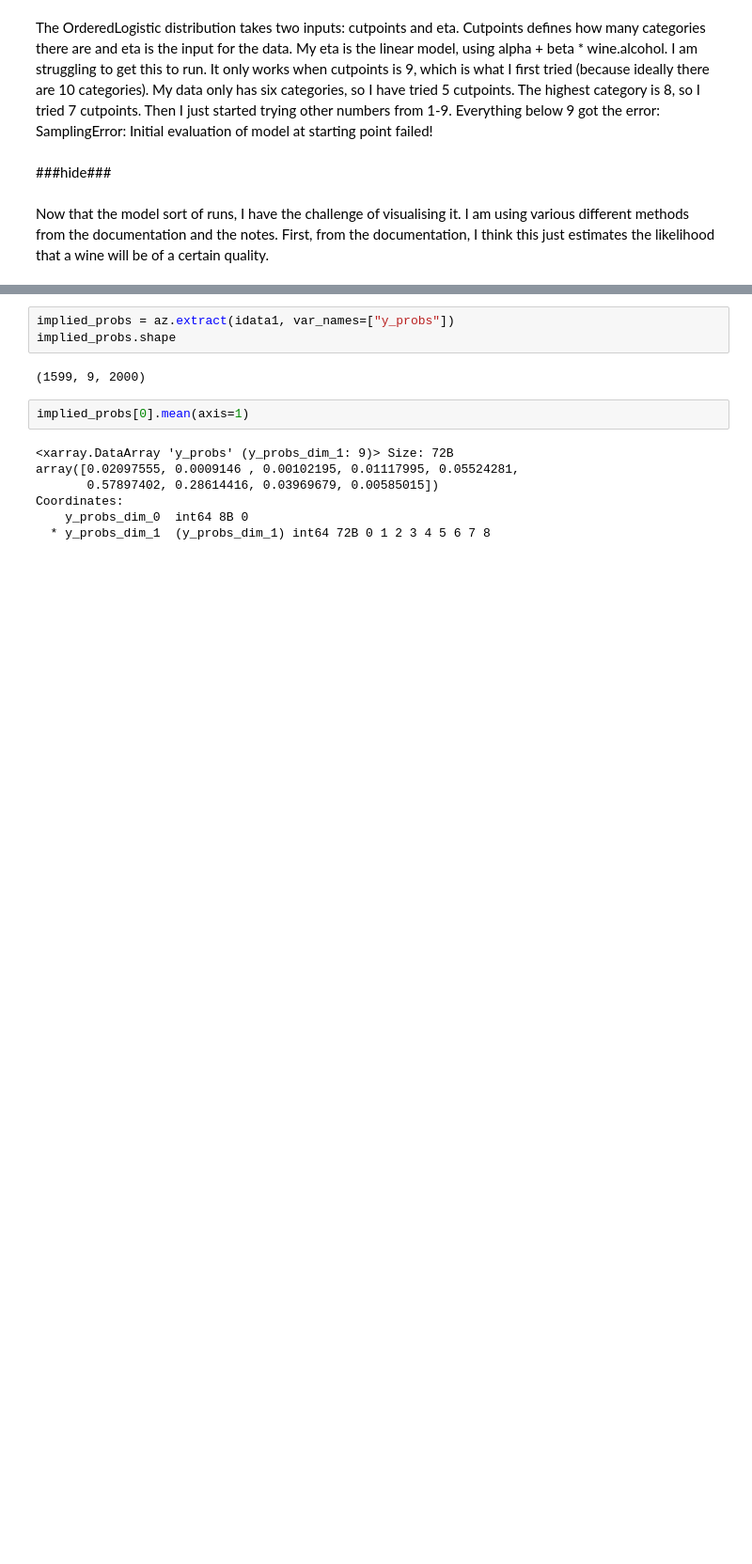
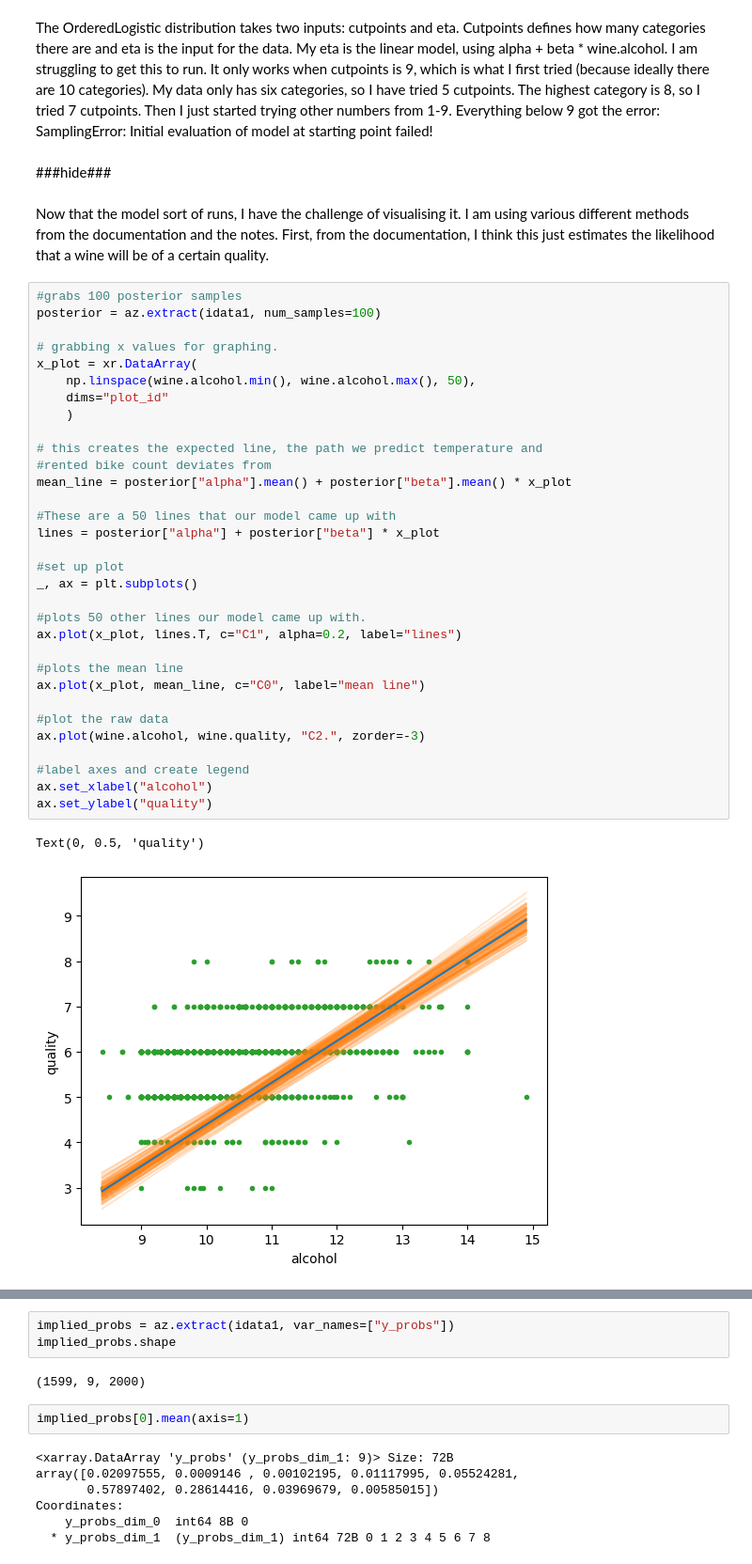
Before and after one commit to TaviTragus/Advanced-Concepts-in-Python, a Jupyter notebook: TaviTragU5Proj.ipynb, the cells around one changed output, grey strips where cells are left out. Shown: that part at 94% size. Drawn from its saved outputs; the diff is of its cells as text; blank space fills up the shorter version.

```diff
--- a/TaviTragU5Proj.ipynb
+++ b/TaviTragU5Proj.ipynb
@@ -160,3 +160,38 @@ The OrderedLogistic distribution takes two inputs: cutpoints and eta. Cutpoints
 ###hide###
 # %% [markdown]
 Now that the model sort of runs, I have the challenge of visualising it. I am using various different methods from the documentation and the notes. First, from the documentation, I think this just estimates the likelihood that a wine will be of a certain quality.
+# %%
+#grabs 100 posterior samples
+posterior = az.extract(idata1, num_samples=100)
+
+# grabbing x values for graphing.
+x_plot = xr.DataArray(
+    np.linspace(wine.alcohol.min(), wine.alcohol.max(), 50),
+    dims="plot_id"
+    )
+
+# this creates the expected line, the path we predict temperature and
+#rented bike count deviates from
+mean_line = posterior["alpha"].mean() + posterior["beta"].mean() * x_plot
+
+#These are a 50 lines that our model came up with
+lines = posterior["alpha"] + posterior["beta"] * x_plot
+
+#set up plot
+_, ax = plt.subplots()
+
+#plots 50 other lines our model came up with.
+ax.plot(x_plot, lines.T, c="C1", alpha=0.2, label="lines")
+
+#plots the mean line
+ax.plot(x_plot, mean_line, c="C0", label="mean line")
+
+#plot the raw data
+ax.plot(wine.alcohol, wine.quality, "C2.", zorder=-3)
+
+#label axes and create legend
+ax.set_xlabel("alcohol")
+ax.set_ylabel("quality")
+# %% [output]
+Text(0, 0.5, 'quality')
+[figure, added]
```
Also changed, not shown: parts of 1 cell of this notebook.
